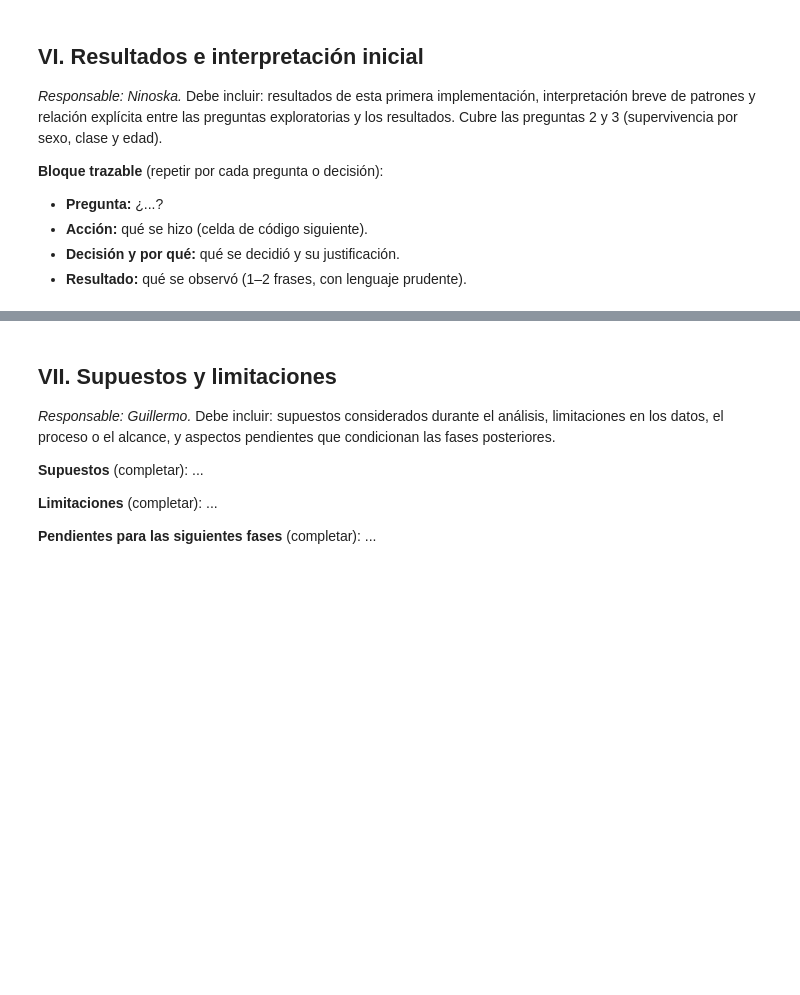
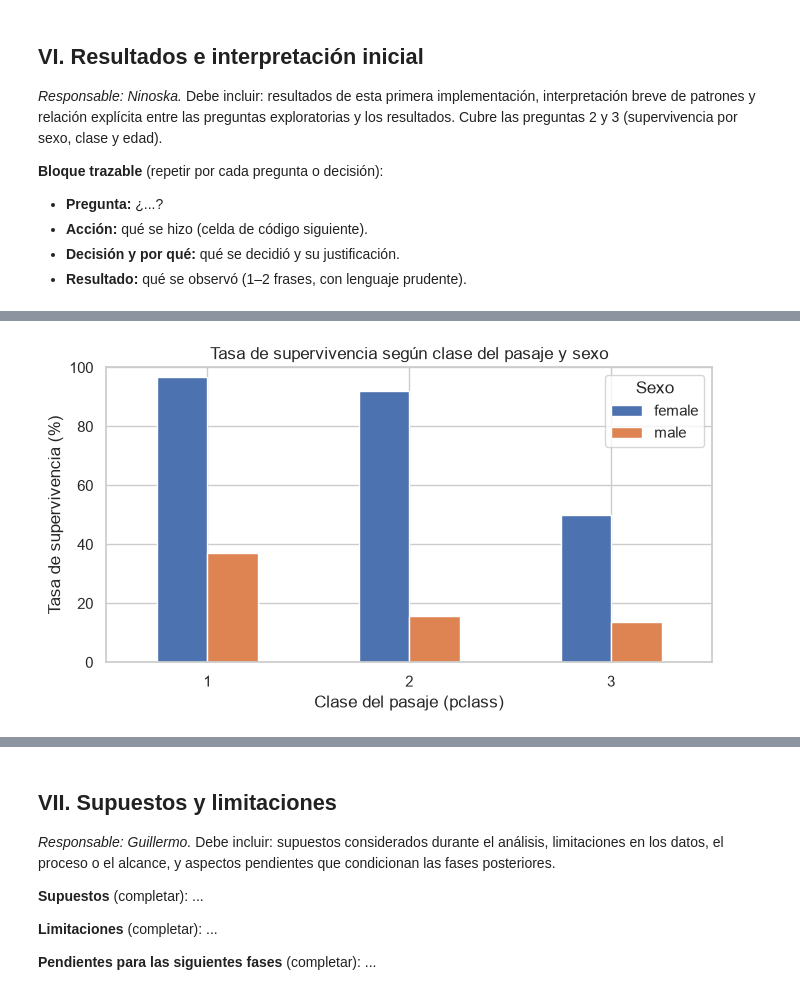
Before and after one commit to fdiaztoro/proyecto-grupo4-mcdi503, a Jupyter notebook: notebooks/mcdi503_f1_sumativo_grupo4.ipynb, the cells around one changed output, grey strips where cells are left out. Cells and saved outputs as stored; diff of their text form; code cells hidden in the pictures; blank space fills up the shorter version.

```diff
--- a/notebooks/mcdi503_f1_sumativo_grupo4.ipynb
+++ b/notebooks/mcdi503_f1_sumativo_grupo4.ipynb
@@ -451,0 +455,7 @@ Tasa de supervivencia según disponibilidad del dato:
+# %%
+tasa_sexo_clase = (
+    titanic_eda.groupby(["pclass", "sex"], observed=True)["survived"]
+    .agg(n="size", tasa_supervivencia="mean")
+)
+tasa_sexo_clase["tasa_supervivencia"] = (tasa_sexo_clase["tasa_supervivencia"] * 100).round(1)
+tasa_sexo_clase
@@ -451,0 +471,13 @@ Tasa de supervivencia según disponibilidad del dato:
+# %%
+tabla_plot = tasa_sexo_clase["tasa_supervivencia"].unstack("sex")
+
+ax = tabla_plot.plot.bar(figsize=(7, 4), rot=0)
+ax.set_title("Tasa de supervivencia según clase del pasaje y sexo")
+ax.set_xlabel("Clase del pasaje (pclass)")
+ax.set_ylabel("Tasa de supervivencia (%)")
+ax.set_ylim(0, 100)
+ax.legend(title="Sexo")
+plt.tight_layout()
+plt.show()
+# %% [output]
+[figure, added]
```
Also changed, not shown: parts of 9 cells of this notebook.
